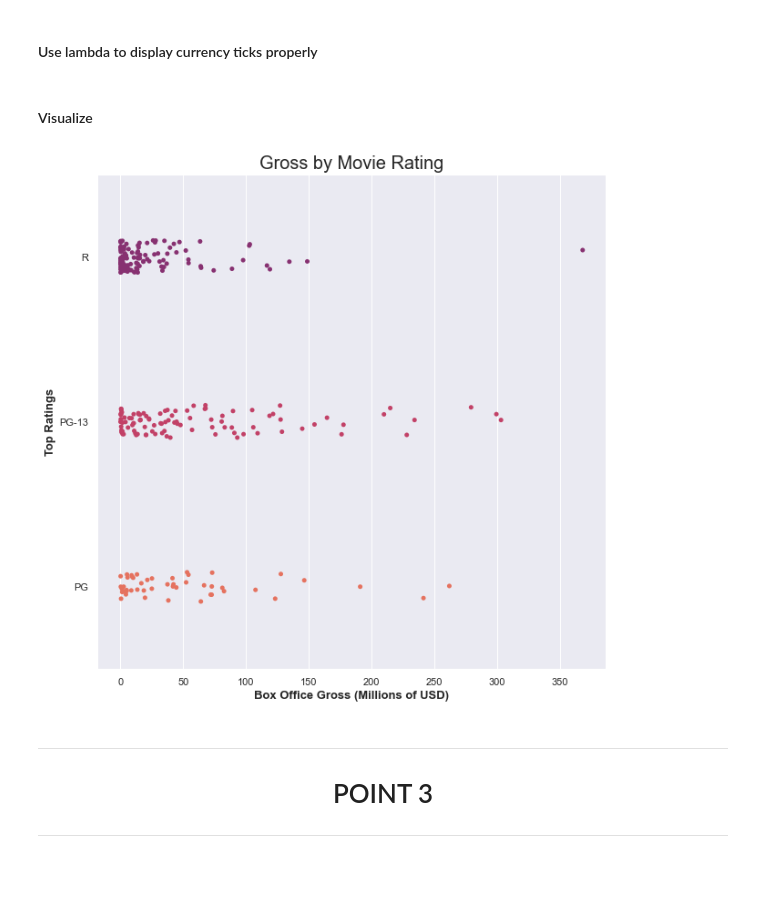
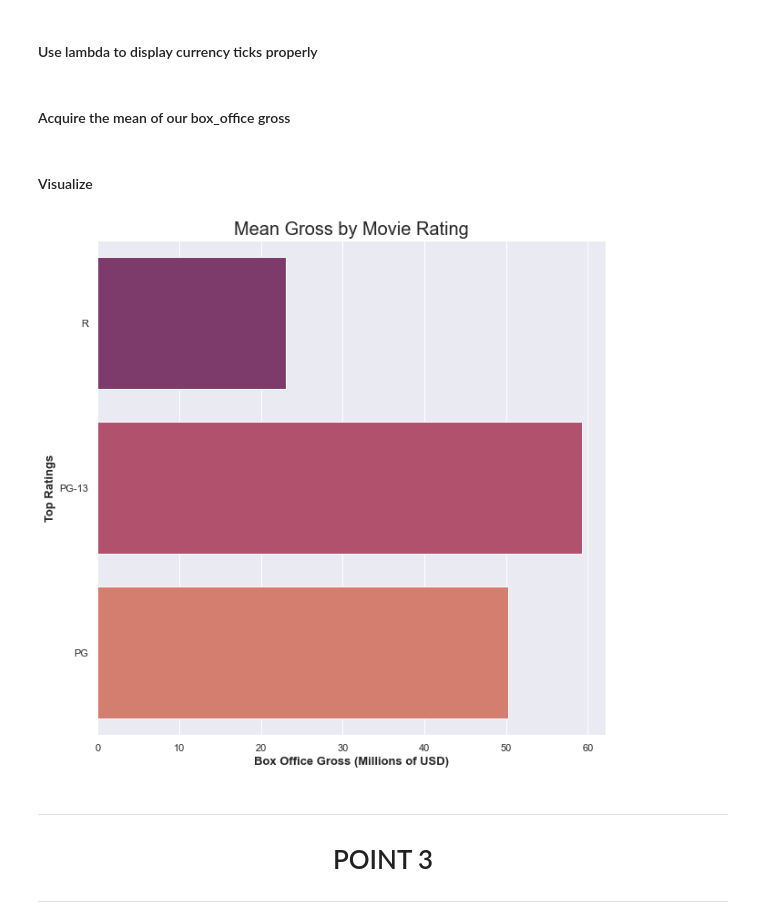
Before and after one commit to cleatw/Project1, a Jupyter notebook: Project 1 Notebook.ipynb, the cells around one changed output. Drawn from its saved outputs; the diff is of its cells as text; code cells hidden in the pictures; blank space fills up the shorter version.

Commit message:
changed to a bar chart, added mean data

```diff
--- a/Project 1 Notebook.ipynb
+++ b/Project 1 Notebook.ipynb
@@ -183,18 +183,21 @@ rating_gross.drop(rating_gross[rating_gross['rating'] == 'G'].index, inplace=Tru
 #### Use lambda to display currency ticks properly
 # %%
 rating_gross['box_office'] = rating_gross['box_office'].apply(lambda x: x/1000000)
+# %% [markdown]
+#### Acquire the mean of our box_office gross
+# %%
+rating_gross['mean'] = rating_gross.mean(axis=1)
 # %% [markdown]
 #### Visualize
 # %%
 f, ax = plt.subplots(figsize=(10, 10))
-
-sns.stripplot(x="box_office", y="rating", data=rating_gross, palette= 'flare_r')
+sns.barplot(x='mean', y='rating', data=rating_gross, palette= 'flare_r', ci=None)
 
 ax.set_xlabel('Box Office Gross (Millions of USD)', fontsize = 13, weight = 'bold')
 ax.set_ylabel('Top Ratings', fontsize = 13, weight = 'bold')
-ax.set_title('Gross by Movie Rating', fontsize = 20);
+ax.set_title('Mean Gross by Movie Rating', fontsize = 20);
 # %% [output]
-[figure, old version]
+[figure, new version]
 # %% [markdown]
 ---
 # <center>POINT 3</center>
```
